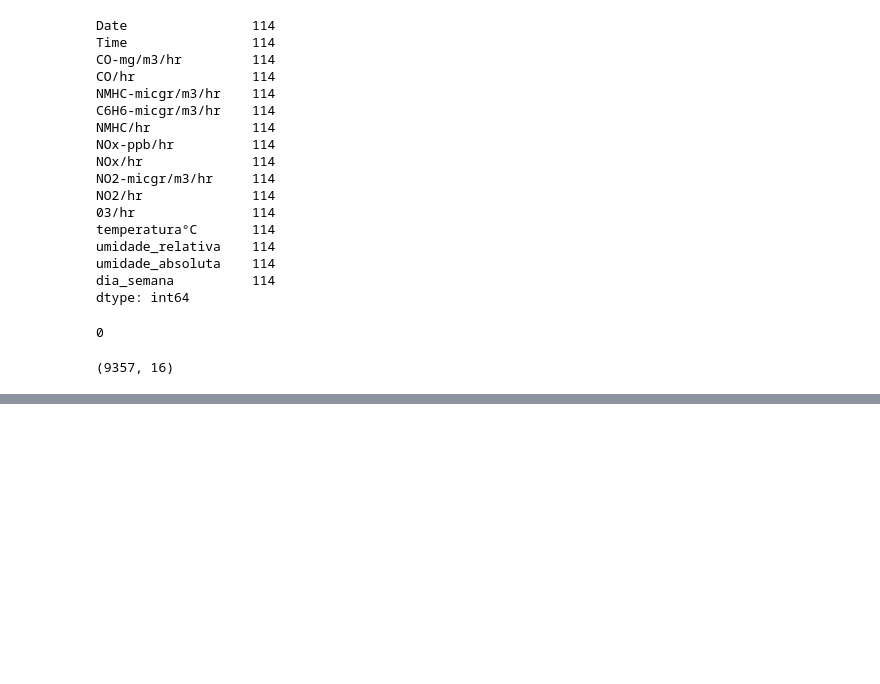
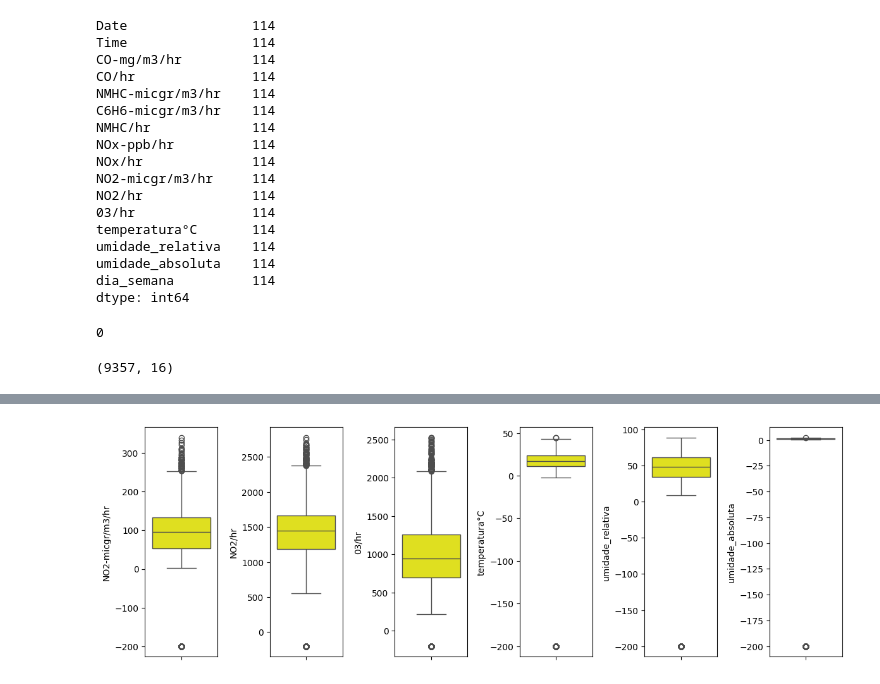
Before and after one commit to jairobernardesjunior/Qualidade_do_ar, a Jupyter notebook: qualidade_do_ar_analisa.ipynb, the cells around one changed output, grey strips where cells are left out. Drawn from its saved outputs; the diff is of its cells as text; code cells hidden in the pictures; blank space fills up the shorter version.

```diff
--- a/qualidade_do_ar_analisa.ipynb
+++ b/qualidade_do_ar_analisa.ipynb
@@ -249,0 +258,19 @@ df_quality.shape
+# %%
+# visualizando boxplot para ver a distribuição nos quartis e a existência de outliers
+# os outliers que sobraram não apresentam muita distorção, vamos mantê-los para não diminuir muito nossa
+# base de dados
+fig, axs = plt.subplots(nrows=1, ncols=6, figsize=(12, 4), tight_layout=True)
+
+search_outliers = ['NO2-micgr/m3/hr',
+               'NO2/hr',
+               '03/hr',
+               'temperatura°C',
+               'umidade_relativa',
+               'umidade_absoluta'
+               ]
+
+for i, column in enumerate(search_outliers):
+    sns.boxplot(y=column, data=df_quality, ax=axs[i], color='yellow')
+plt.show()
+# %% [output]
+[figure, added]
```
Also changed, not shown: parts of 13 cells of this notebook.
